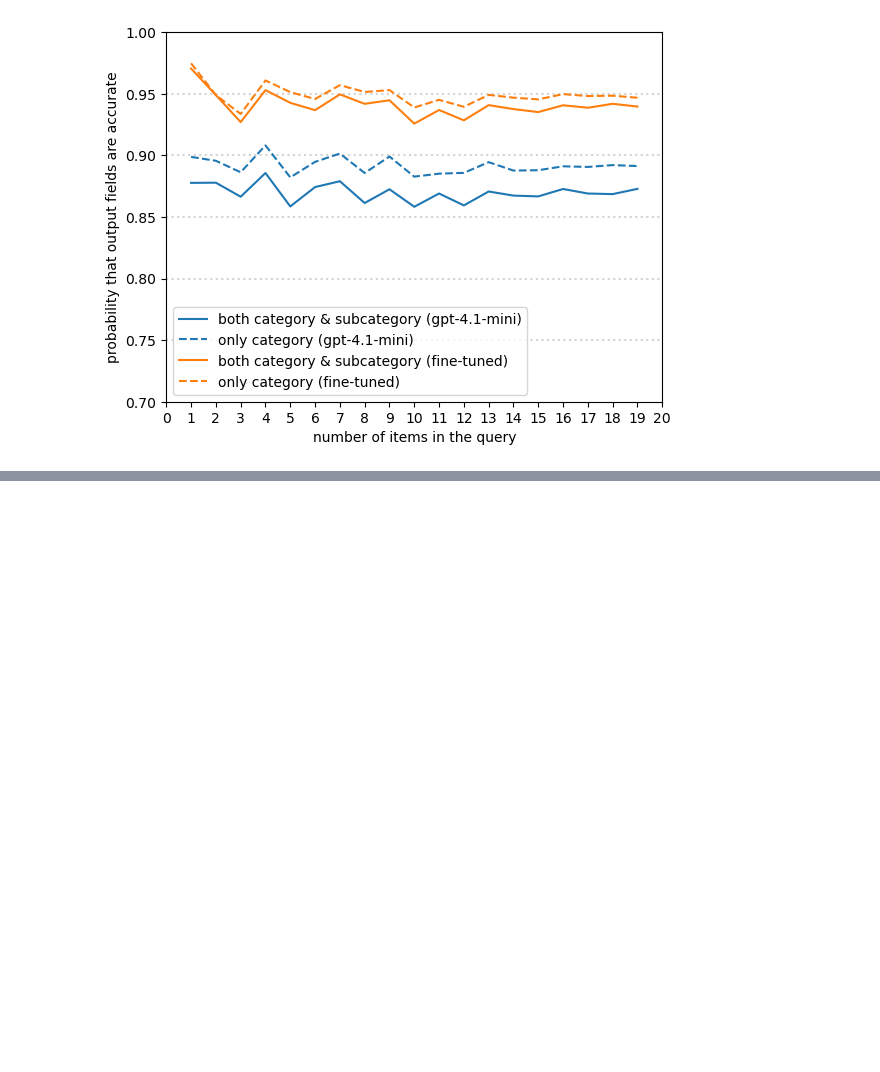
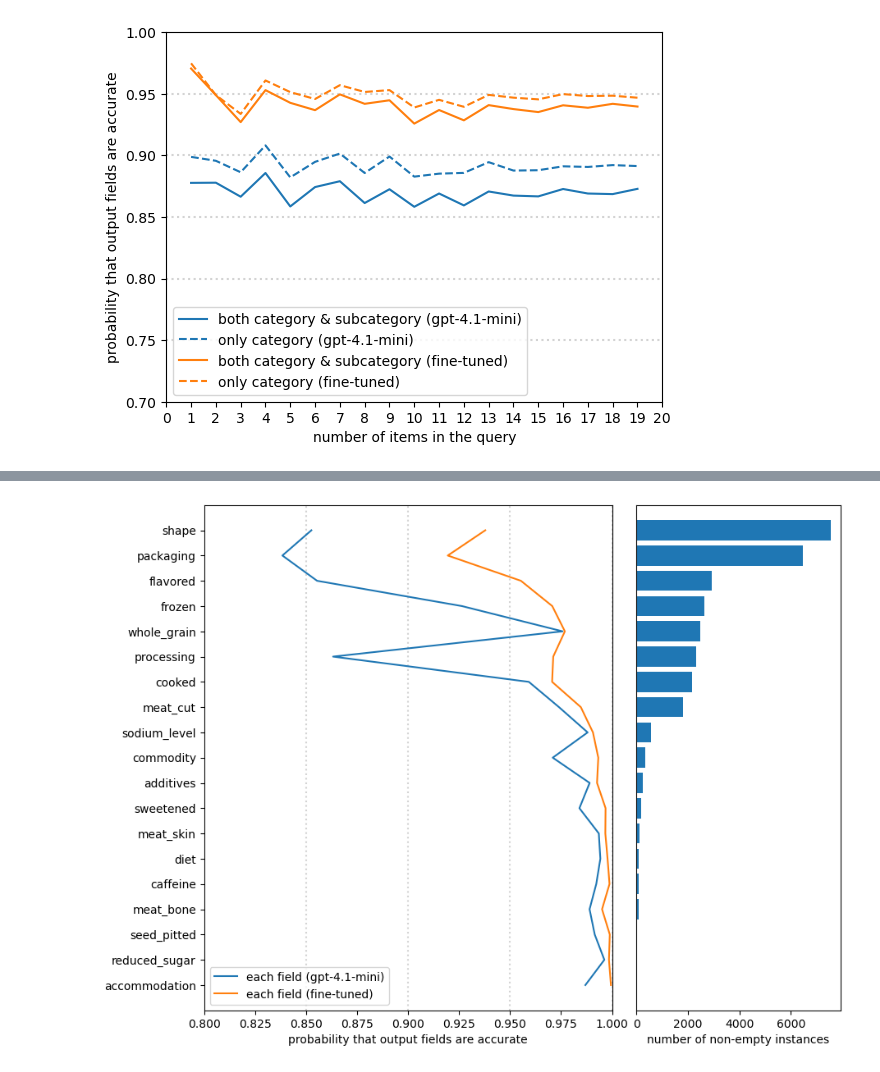
Before and after one commit to uchicago-dsi/good-food-purchasing, a Jupyter notebook: new-data-2025-11-20/test-fine-tuning-vy.ipynb, the cells around one changed output, grey strips where cells are left out. Saved outputs shown, nothing was run; the diff lists cells and outputs as text; code cells hidden in the pictures; blank space fills up the shorter version.

```diff
--- a/new-data-2025-11-20/test-fine-tuning-vy.ipynb
+++ b/new-data-2025-11-20/test-fine-tuning-vy.ipynb
@@ -167,0 +290,33 @@ None
+# %%
+fig, (ax1, ax2) = plt.subplots(1, 2, figsize=[10, 8], gridspec_kw=dict(width_ratios=[2, 1], wspace=0.08))
+
+field_counts = sorted(filled_untuned.items(), key=lambda x: -x[1])
+
+for level in np.arange(0.85, 1, 0.05):
+    ax1.axvline(level, color="lightgrey", ls=":")
+
+fraction = []
+for field, count in field_counts:
+    fraction.append(np.count_nonzero(df_tag_untuned[field]) / len(df_tag_untuned))
+ax1.plot(fraction, range(len(field_counts))[::-1], color="tab:blue", ls="-", label="each field (gpt-4.1-mini)")
+
+fraction = []
+for field, count in field_counts:
+    fraction.append(np.count_nonzero(df_tag_finetuned[field]) / len(df_tag_finetuned))
+ax1.plot(fraction, range(len(field_counts))[::-1], color="tab:orange", ls="-", label="each field (fine-tuned)")
+
+ax1.set_yticks(range(len(field_counts)), [name for name, count in field_counts][::-1])
+ax1.set_xlabel("probability that output fields are accurate")
+ax1.set_xlim(0.8, 1)
+ax1.set_ylim(-1, len(field_counts))
+ax1.legend(loc="lower left")
+
+ax2.barh(range(len(field_counts)), [count for name, count in field_counts][::-1])
+
+ax2.set_yticks([])
+ax2.set_xlabel("number of non-empty instances")
+ax2.set_ylim(-1, len(field_counts))
+
+None
+# %% [output]
+[figure, added]
```
Also changed, not shown: parts of 4 cells of this notebook.
